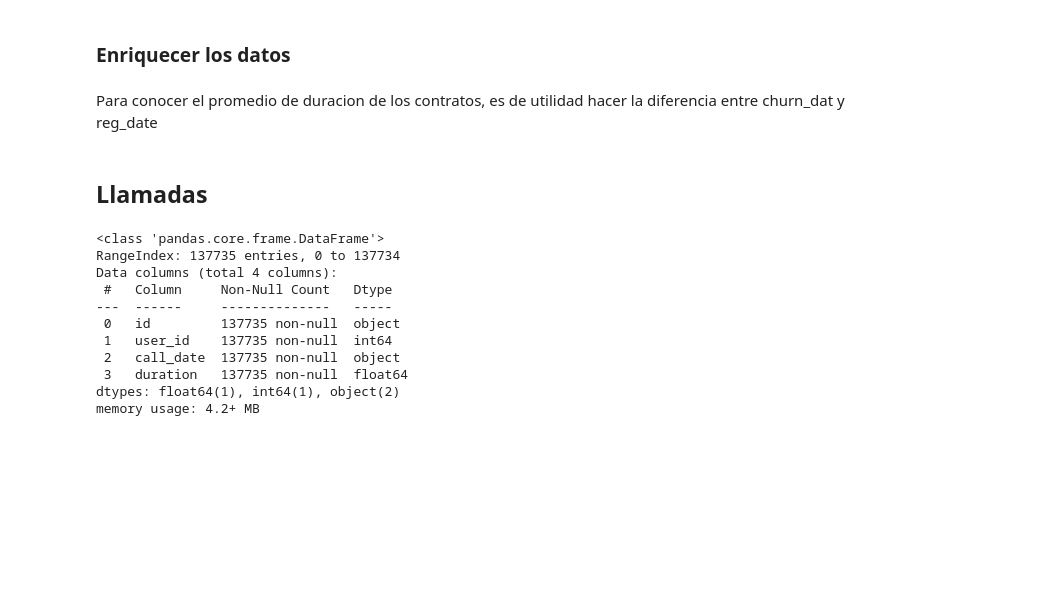
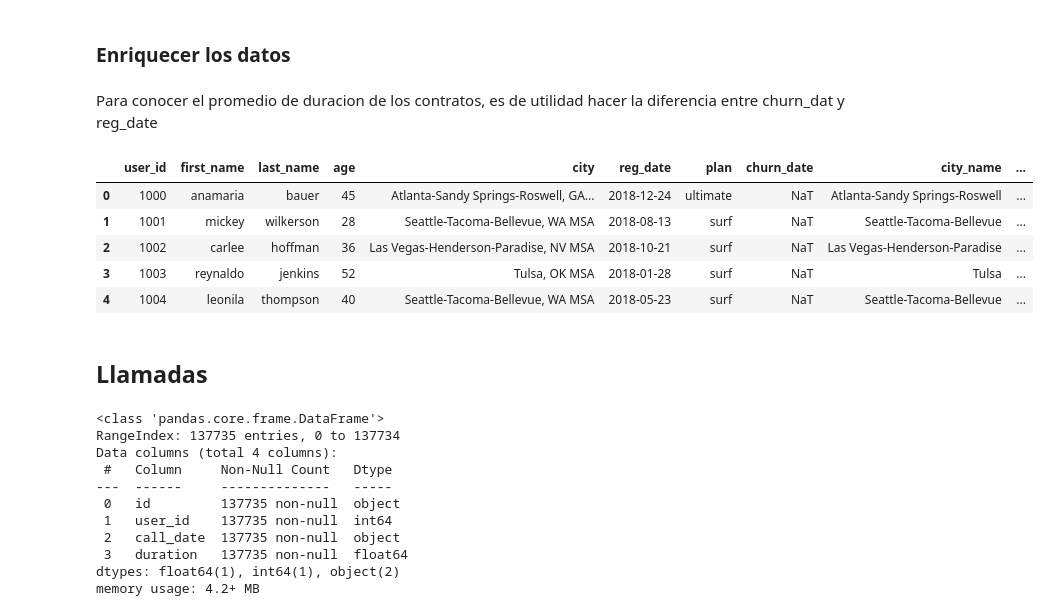
Before and after one commit to ma280113/sprint_5_proyect, a Jupyter notebook: notebook.ipynb, the cells around one changed output. Saved outputs shown, nothing was run; the diff lists cells and outputs as text; code cells hidden in the pictures; blank space fills up the shorter version.

```diff
--- a/notebook.ipynb
+++ b/notebook.ipynb
@@ -158,8 +159,18 @@ memory usage: 31.4+ KB
 Para conocer el promedio de duracion de los contratos, es de utilidad hacer la diferencia entre churn_dat y reg_date
 # %%
 df_users[['city_name', 'state_info']] = df_users['city'].str.split(',', expand=True)
+df_users['state'] = df_users['state_info'].str.split().str[0]
 grupo_ciudad = df_users.groupby(by = 'city_name')['user_id'].count()
 df_users['tiempo_contratado'] = df_users['churn_date'] - df_users['reg_date']
+
+display(df_users.head())
+# %% [output]
+|  | user_id | first_name | last_name | age | city | reg_date | plan | churn_date | city_name | ... |
+| 0 | 1000 | anamaria | bauer | 45 | Atlanta-Sandy Springs-Roswell, GA... | 2018-12-24 | ultimate | NaT | Atlanta-Sandy Springs-Roswell | ... |
+| 1 | 1001 | mickey | wilkerson | 28 | Seattle-Tacoma-Bellevue, WA MSA | 2018-08-13 | surf | NaT | Seattle-Tacoma-Bellevue | ... |
+| 2 | 1002 | carlee | hoffman | 36 | Las Vegas-Henderson-Paradise, NV MSA | 2018-10-21 | surf | NaT | Las Vegas-Henderson-Paradise | ... |
+| 3 | 1003 | reynaldo | jenkins | 52 | Tulsa, OK MSA | 2018-01-28 | surf | NaT | Tulsa | ... |
+| 4 | 1004 | leonila | thompson | 40 | Seattle-Tacoma-Bellevue, WA MSA | 2018-05-23 | surf | NaT | Seattle-Tacoma-Bellevue | ... |
 # %% [markdown]
 ## Llamadas
 # %%
```
Also changed, not shown: parts of 29 cells of this notebook.
